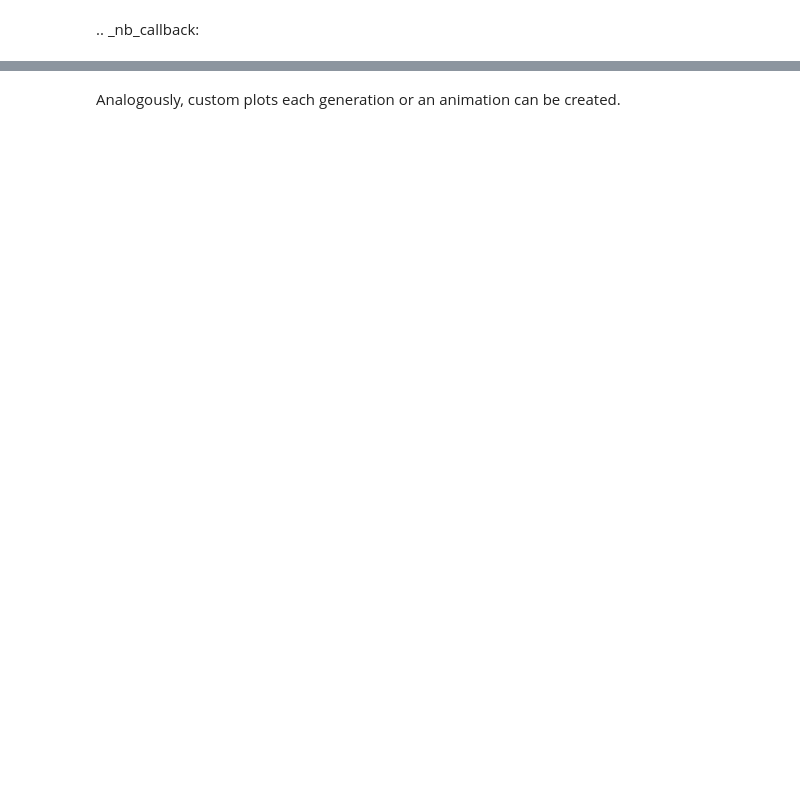
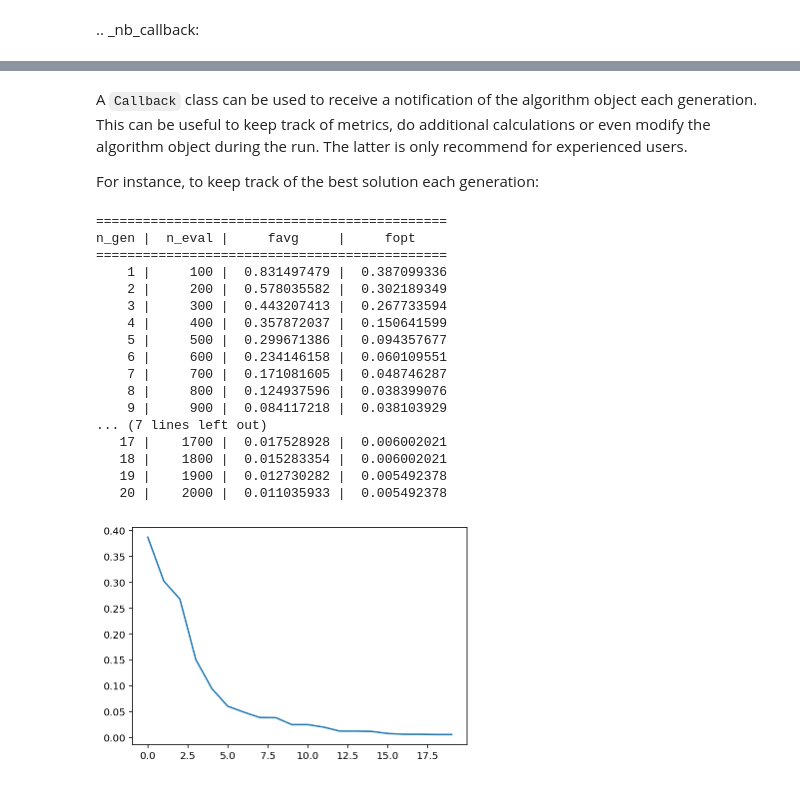
Before and after one commit to anyoptimization/pymoo, a Jupyter notebook: doc/source/misc/callback.ipynb, the cells around one changed output, grey strips where cells are left out. Saved outputs shown, nothing was run; the diff lists cells and outputs as text; code cells hidden in the pictures; blank space fills up the shorter version.

```diff
--- a/doc/source/misc/callback.ipynb
+++ b/doc/source/misc/callback.ipynb
@@ -42,2 +5,60 @@ My Custom Output: 10    | 1000    | 2.2650145244 | 2.6078074972 | 0.0000000000
-# %% [markdown]
-Analogously, custom plots each generation or an animation can be created.
+# %% [markdown]
+A `Callback` class can be used to receive a notification of the algorithm object each generation.
+This can be useful to keep track of metrics, do additional calculations or even modify the algorithm object during the run.
+The latter is only recommend for experienced users.
+
+For instance, to keep track of the best solution each generation:
+# %%
+from pymoo.algorithms.nsga2 import NSGA2
+from pymoo.algorithms.so_genetic_algorithm import GA
+from pymoo.factory import get_problem
+from pymoo.model.callback import Callback
+from pymoo.optimize import minimize
+
+import numpy as np
+
+import matplotlib.pyplot as plt
+
+
+class MyCallback(Callback):
+
+    def __init__(self) -> None:
+        super().__init__()
+        self.data["best"] = []
+
+    def notify(self, algorithm):
+        self.data["best"].append(algorithm.pop.get("F").min())
+
+
+problem = get_problem("sphere")
+
+algorithm = GA(pop_size=100, callback=MyCallback())
+
+res = minimize(problem,
+         algorithm,
+         ('n_gen', 20),
+         seed=1,
+         verbose=True)
+
+val = res.algorithm.callback.data["best"]
+plt.plot(np.arange(len(val)), val)
+plt.show()
+# %% [output]
+=============================================
+n_gen |  n_eval |     favg     |     fopt
+=============================================
+    1 |     100 |  0.831497479 |  0.387099336
+    2 |     200 |  0.578035582 |  0.302189349
+    3 |     300 |  0.443207413 |  0.267733594
+    4 |     400 |  0.357872037 |  0.150641599
+    5 |     500 |  0.299671386 |  0.094357677
+    6 |     600 |  0.234146158 |  0.060109551
+    7 |     700 |  0.171081605 |  0.048746287
+    8 |     800 |  0.124937596 |  0.038399076
+    9 |     900 |  0.084117218 |  0.038103929
+... (7 lines left out)
+   17 |    1700 |  0.017528928 |  0.006002021
+   18 |    1800 |  0.015283354 |  0.006002021
+   19 |    1900 |  0.012730282 |  0.005492378
+   20 |    2000 |  0.011035933 |  0.005492378
+[figure, added]
```
Also changed, not shown: parts of 6 cells of this notebook, 54 other files.
